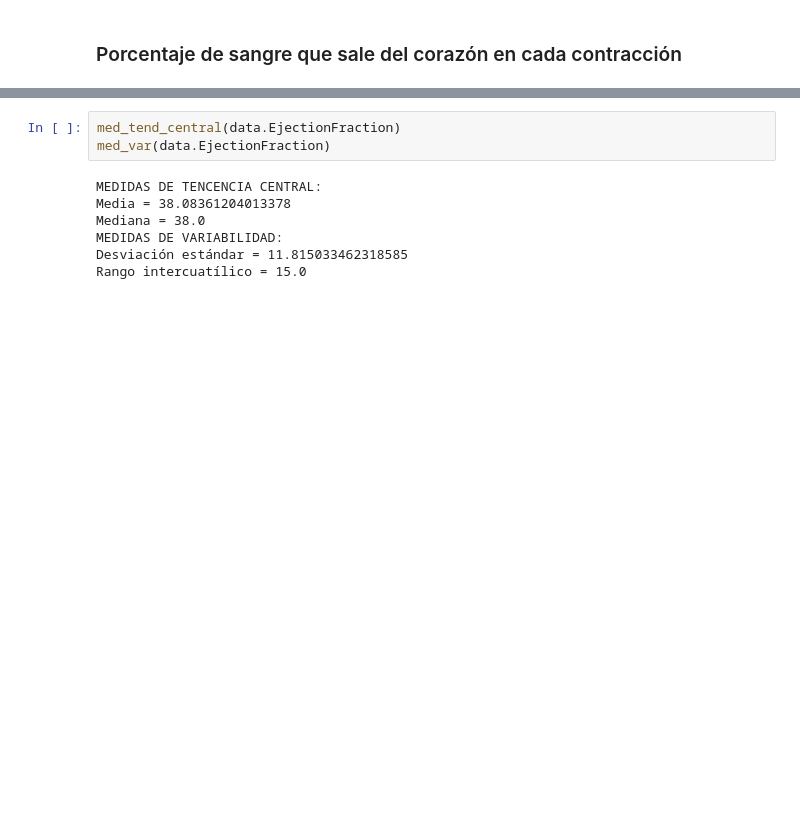
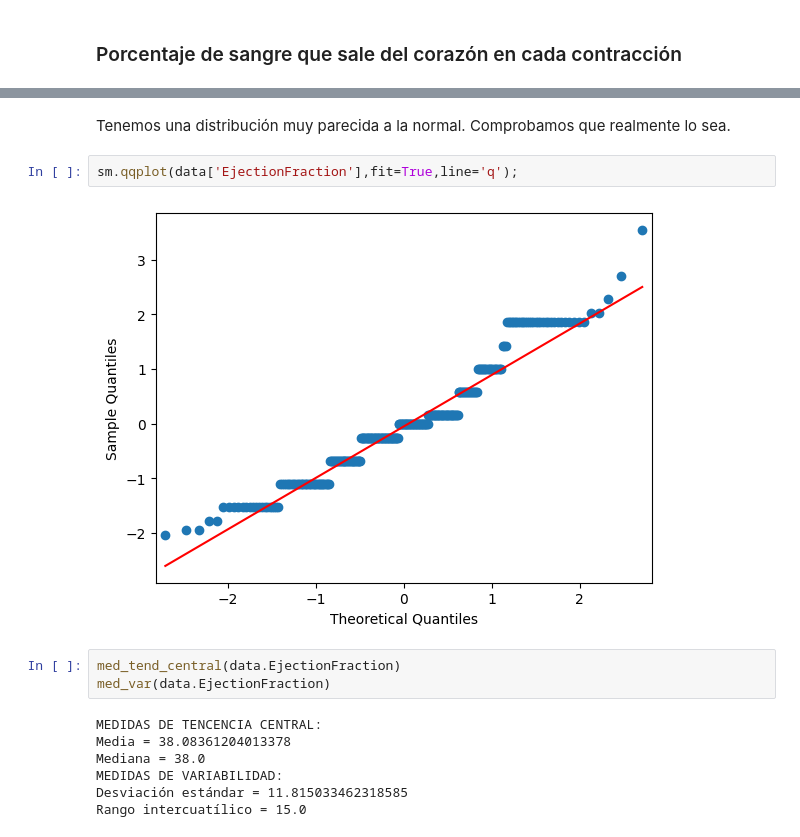
Before and after one commit to BertaVives/Analisis-de-la-insuficiencia-cardiaca, a Jupyter notebook: src/EDA.ipynb, the cells around one changed output, grey strips where cells are left out. Cells and saved outputs as stored; diff of their text form; blank space fills up the shorter version.

```diff
--- a/src/EDA.ipynb
+++ b/src/EDA.ipynb
@@ -213,3 +281,9 @@ ax.legend();
+# %% [markdown]
+Tenemos una distribución muy parecida a la normal. Comprobamos que realmente lo sea.
+# %%
+sm.qqplot(data['EjectionFraction'],fit=True,line='q');
+# %% [output]
+[figure, added]
 # %%
 med_tend_central(data.EjectionFraction)
 med_var(data.EjectionFraction)
```
Also changed, not shown: parts of 96 cells of this notebook, 2 other files.
